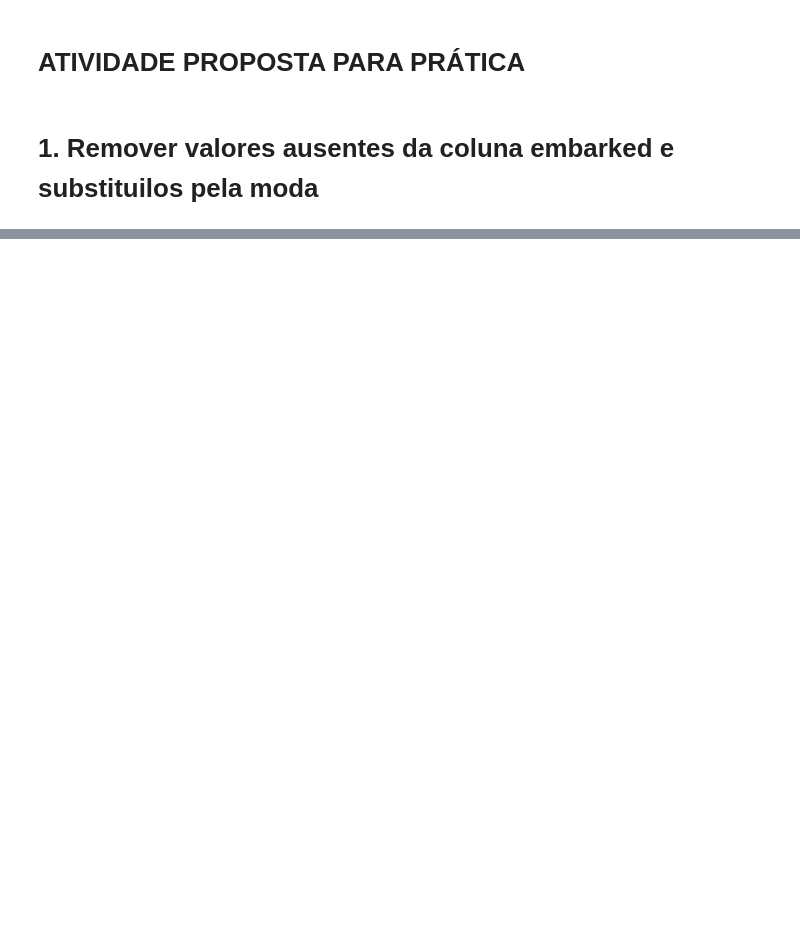
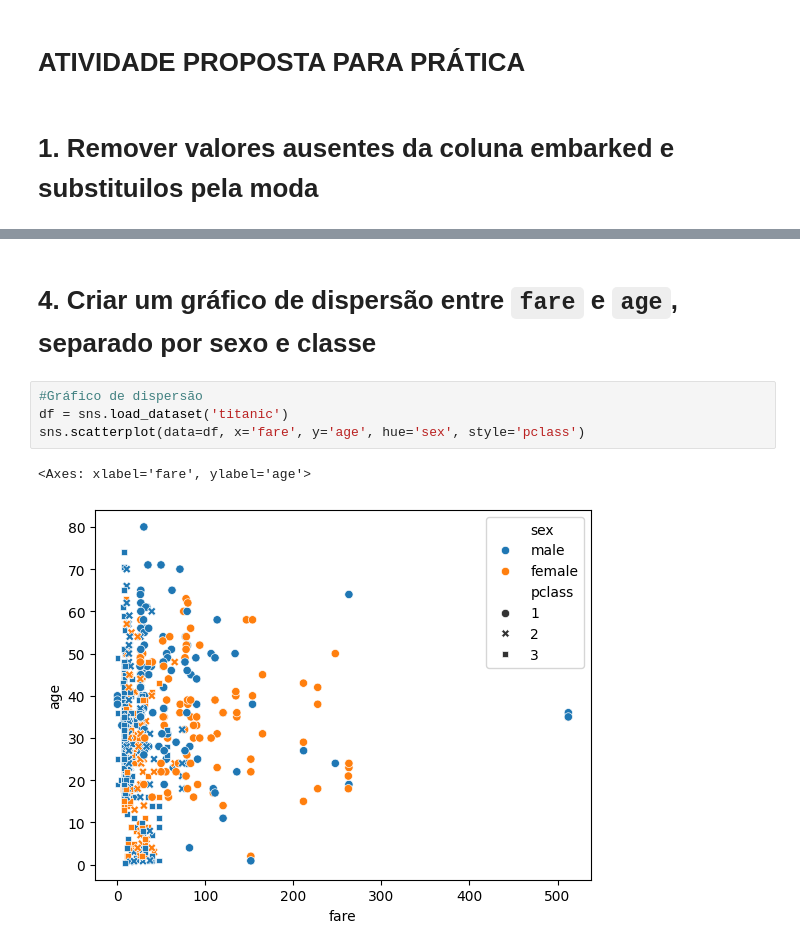
Before and after one commit to DaviFerreira0106/notebooks-inteligenciaArtificial, a Jupyter notebook: Atividade_Pandas_titanic.ipynb, the cells around one changed output, grey strips where cells are left out. Cells and saved outputs as stored; diff of their text form; blank space fills up the shorter version.

```diff
--- a/Atividade_Pandas_titanic.ipynb
+++ b/Atividade_Pandas_titanic.ipynb
@@ -57,0 +93,9 @@ print(imputer.fit_transform(X=df[['embarked']]).ravel())
+# %% [markdown]
+# 4. Criar um gráfico de dispersão entre **`fare`** e **`age`**, separado por sexo e classe
+# %%
+#Gráfico de dispersão
+df = sns.load_dataset('titanic')
+sns.scatterplot(data=df, x='fare', y='age', hue='sex', style='pclass')
+# %% [output]
+<Axes: xlabel='fare', ylabel='age'>
+[figure, added]
```
Also changed, not shown: parts of 8 cells of this notebook.
